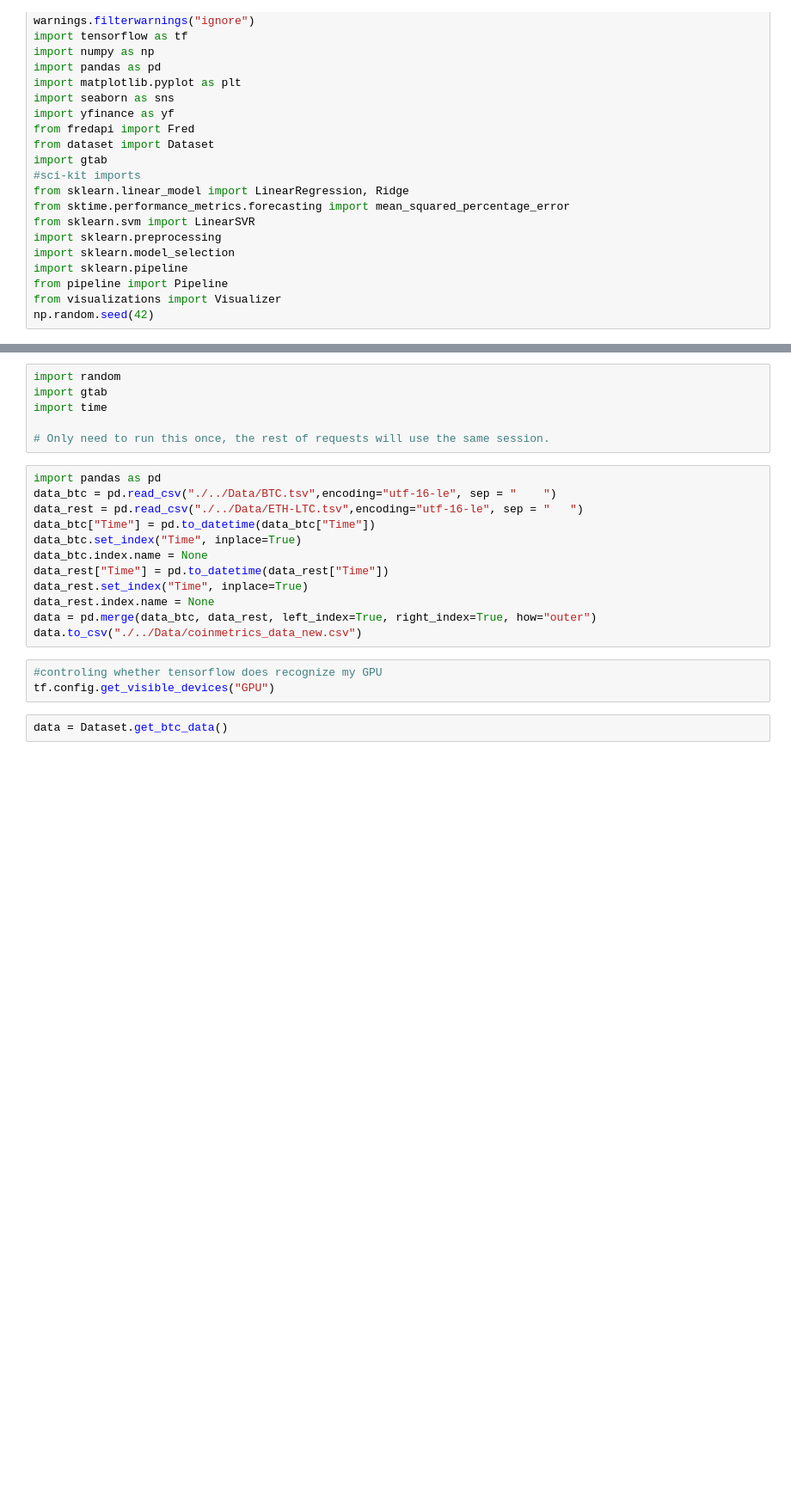
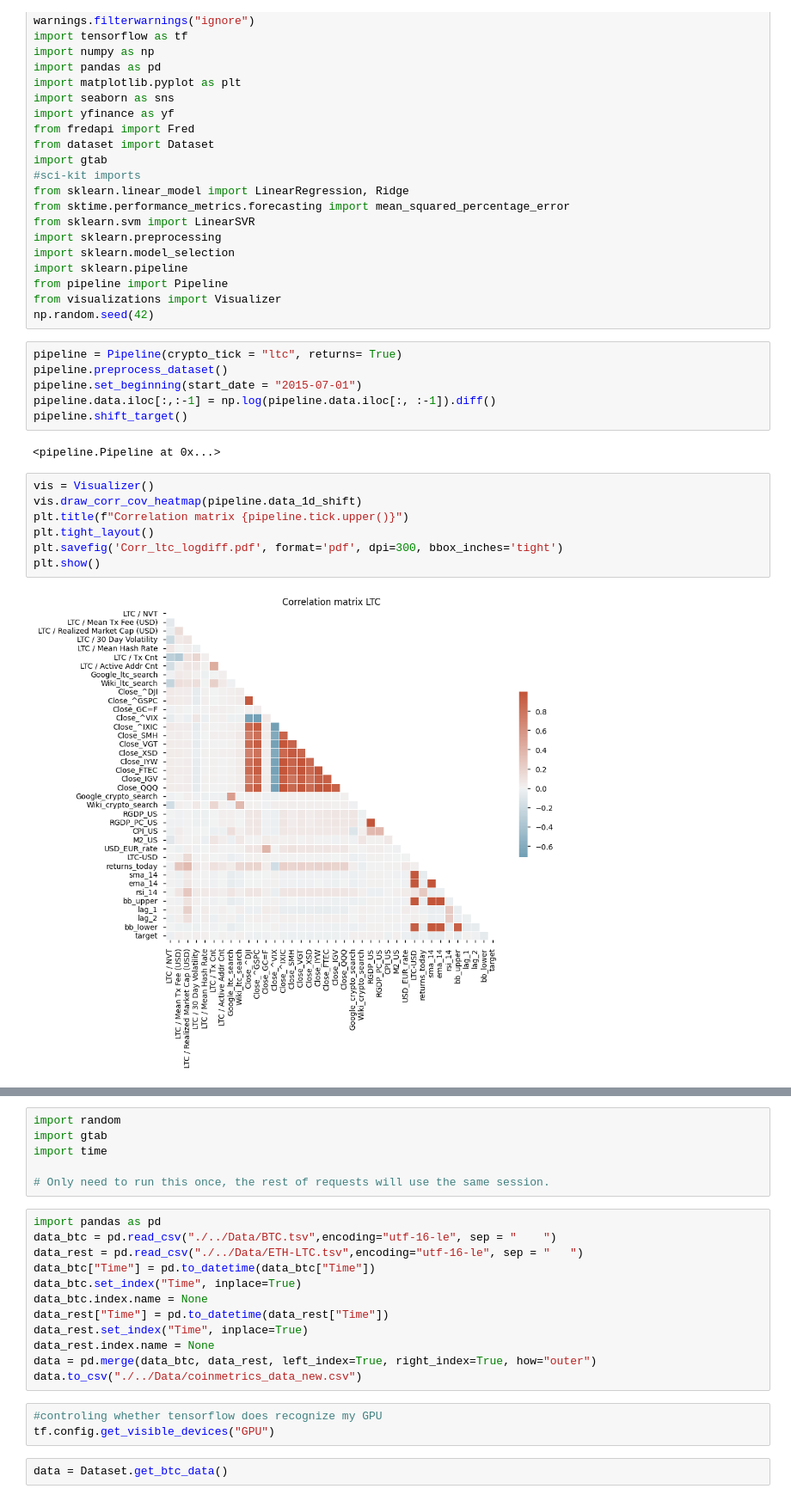
Before and after one commit to Tomas-Barhon/Noise-reduction-and-feature-extraction-with-principal-component-analysis, a Jupyter notebook: Code/playground.ipynb, the cells around one changed output, grey strips where cells are left out. Shown at 86% size. Saved outputs shown, nothing was run; the diff lists cells and outputs as text; blank space fills up the shorter version.

Commit message:
Checkpoint new figures

```diff
--- a/Code/playground.ipynb
+++ b/Code/playground.ipynb
@@ -23,3 +23,20 @@ import sklearn.pipeline
 from pipeline import Pipeline
 from visualizations import Visualizer
 np.random.seed(42)
+# %%
+pipeline = Pipeline(crypto_tick = "ltc", returns= True)
+pipeline.preprocess_dataset()
+pipeline.set_beginning(start_date = "2015-07-01")
+pipeline.data.iloc[:,:-1] = np.log(pipeline.data.iloc[:, :-1]).diff()
+pipeline.shift_target()
+# %% [output]
+<pipeline.Pipeline at 0x...>
+# %%
+vis = Visualizer()
+vis.draw_corr_cov_heatmap(pipeline.data_1d_shift)
+plt.title(f"Correlation matrix {pipeline.tick.upper()}")
+plt.tight_layout()
+plt.savefig('Corr_ltc_logdiff.pdf', format='pdf', dpi=300, bbox_inches='tight')
+plt.show()
+# %% [output]
+[figure, added]
```
Also changed, not shown: parts of 7 cells of this notebook, 31 other files.
